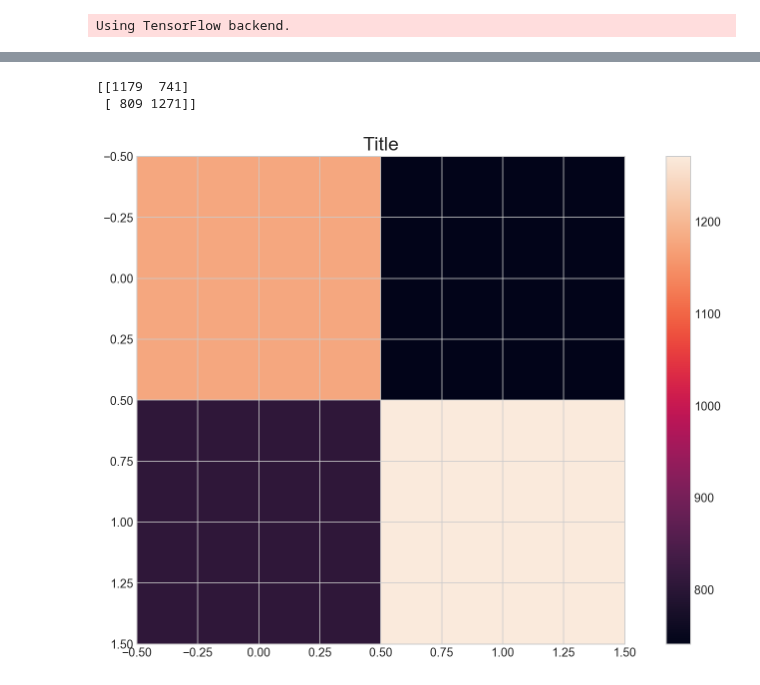
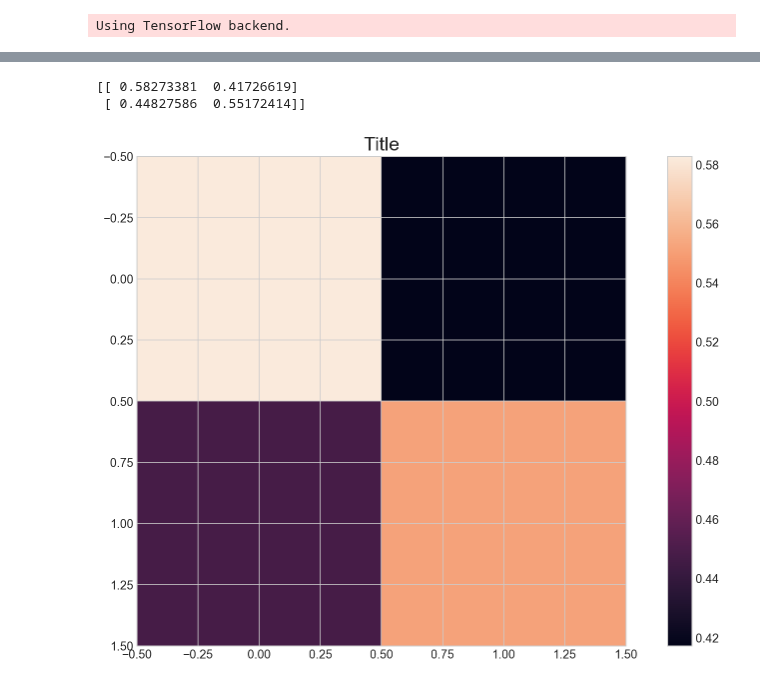
Before and after one commit to SMU-ML-2017/Project7, a Jupyter notebook: Project7.ipynb, the cells around one changed output, grey strips where cells are left out. Saved outputs shown, nothing was run; the diff lists cells and outputs as text; code cells hidden in the pictures.

```diff
--- a/Project7.ipynb
+++ b/Project7.ipynb
@@ -48,7 +48,7 @@ images_list = []
 
 # load data/cat.0.jpg to data/cat.499.jpg,
 # then data/dog.0.jpg to data/dog.499.jpg.
-for pet_type, index in product(['cat', 'dog'], range(10000)):
+for pet_type, index in product(['cat', 'dog'], range(1000)):
     file_name = f'{pet_type}.{index}'
 
     # Load and convert to grayscale
@@ -139,7 +139,9 @@ class ConvolutionalNeuralNet:
          pool_size=(2,2),
          size_per_dlayer=[15,35],
          size_final_dlayer=2,
-         convolustion_activation='relu',
+         convolution_dropout_rate=.25,
+         dense_dropout_rate=.5,
+         convolution_activation='relu',
          dense_activation='relu',
          final_activation='softmax'
     ):
@@ -149,7 +151,9 @@ class ConvolutionalNeuralNet:
         self.pool_size = pool_size
         self.size_per_dlayer = size_per_dlayer
         self.size_final_dlayer = size_final_dlayer
-        self.convolustion_activation = convolustion_activation
+        self.convolution_dropout_rate = convolution_dropout_rate
+        self.dense_dropout_rate = dense_dropout_rate
+        self.convolution_activation = convolution_activation
         self.dense_activation = dense_activation
         self.final_activation = final_activation
 
@@ -175,23 +179,19 @@ class ConvolutionalNeuralNet:
                     filters=self.filters_per_clayer[i],
                     kernel_size=self.kernel_size[i],
                     padding='same',
-                    input_shape=(
-                        1,
-                        self.pool_size[0],
-                        self.pool_size[1]
-                        # int(self.input_shape[0]/(self.pool_size[0]*(i+1))),
-                        # int(self.input_shape[1]/(self.pool_size[1]*(i+1)))
-                    )
+                    activation=self.convolution_activation
                 )
             )
-            self.model.add(Activation(self.convolustion_activation))
             self.model.add(MaxPooling2D(pool_size=self.pool_size, data_format='channels_first'))
-            self.model.add(Flatten())
+
+        self.model.add(Dropout(self.convolution_dropout_rate))
+        self.model.add(Flatten())
 
     def _make_dense_layers(self):
         for size in self.size_per_dlayer:
             self.model.add(Dense(size, activation=self.dense_activation))
-        self.model.add(Dense(self.size_final_dlayer))
+        self.model.add(Dropout(self.dense_dropout_rate))
+        self.model.add(Dense(self.size_final_dlayer, activation=self.final_activation))
 
     def make_model(
         self,
@@ -202,7 +202,6 @@ class ConvolutionalNeuralNet:
         self.model = Sequential()
         self._make_convolution_layers()
         self._make_dense_layers()
-        self.model.add(Activation(self.final_activation))
 
         self.model.compile(loss=loss,
                            optimizer=optimizer,
@@ -236,13 +235,17 @@ class ConvolutionalNeuralNet:
 # %% [output]
 Using TensorFlow backend.
 # %%
-cnn = ConvolutionalNeuralNet(filters_per_clayer=[32],
-                             kernel_size=[(2,2)],
-                             size_per_dlayer=[20],
+cnn = ConvolutionalNeuralNet(filters_per_clayer=[32, 64, 64, 16],
+                             kernel_size=[(5,5), (3,3), (3,3), (3,3)],
+                             size_per_dlayer=[512, 64],
                              size_final_dlayer=2,
+                             convolution_dropout_rate=.65,
+                             dense_dropout_rate=.75,
                              dense_activation='relu')
 cnn.make_model(
-        loss='mean_squared_error')
+    loss='mean_squared_error', # 'categorical_crossentropy' 'mean_squared_error'
+    optimizer='rmsprop', # 'adadelta' 'rmsprop'
+)
 # %%
 %%time
 
@@ -250,7 +253,7 @@ y_ohe = np.asarray(pd.get_dummies(y_train))
 
 cnn.fit(X_train, y_ohe,
         batch_size=32,
-        epochs=60,
+        epochs=75,
         shuffle=False,
-        verbose=2)
+        verbose=1)
 # %% [output]
@@ -276,14 +279,15 @@ y_pred = cnn.predict(X_test).argmax(1)
 # %%
 from sklearn.metrics import confusion_matrix
 cm = confusion_matrix(y_pred,y_test)
+cm = cm.astype('float') / cm.sum(axis=1)[:, np.newaxis]
 print(cm)
 
 plt.imshow(cm, interpolation='nearest')
 plt.title('Title')
 plt.colorbar()
 
 plt.show()
 # %% [output]
-[[1179  741]
- [ 809 1271]]
+[[ 0.58273381  0.41726619]
+ [ 0.44827586  0.55172414]]
-[figure, old version]
+[figure, new version]
```
Also changed, not shown: parts of 5 cells of this notebook.
